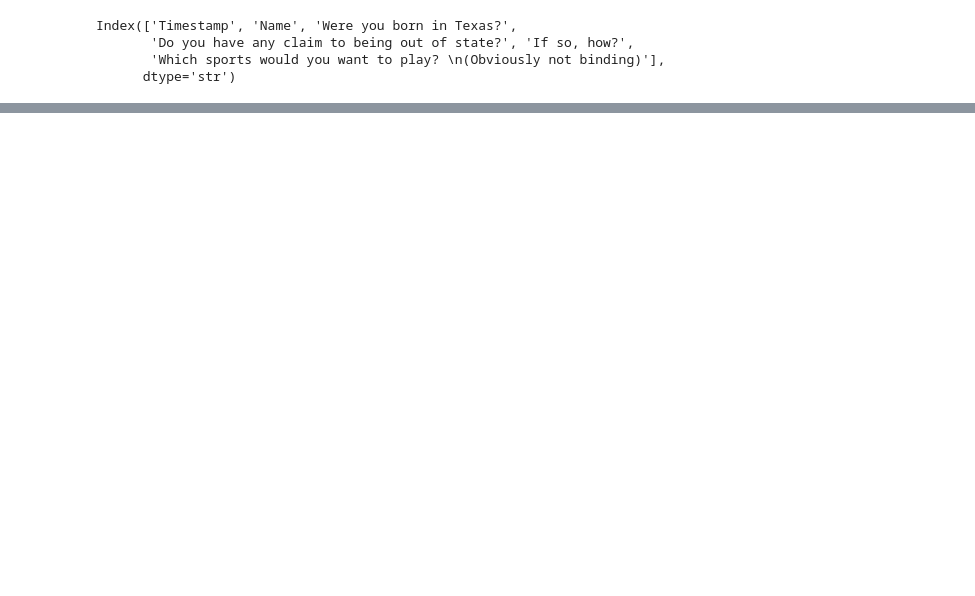
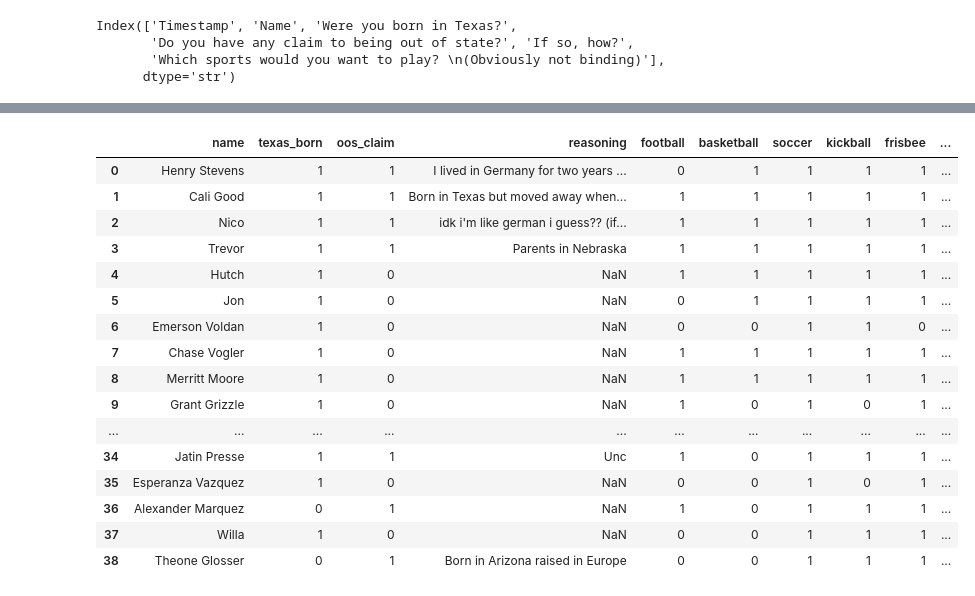
Before and after one commit to brycewi11iams/trinity_olympics, a Jupyter notebook: trinylmpics.ipynb, the cells around one changed output, grey strips where cells are left out. Cells and saved outputs as stored; diff of their text form; code cells hidden in the pictures; blank space fills up the shorter version.

```diff
--- a/trinylmpics.ipynb
+++ b/trinylmpics.ipynb
@@ -43,0 +83,20 @@ Index(['Timestamp', 'name', 'texas_born', 'claim', 'reasoning', 'sports'], dtype
+# %%
+df
+# %% [output]
+|  | name | texas_born | oos_claim | reasoning | football | basketball | soccer | kickball | frisbee | ... |
+| 0 | Henry Stevens | 1 | 1 | I lived in Germany for two years ... | 0 | 1 | 1 | 1 | 1 | ... |
+| 1 | Cali Good | 1 | 1 | Born in Texas but moved away when... | 1 | 1 | 1 | 1 | 1 | ... |
+| 2 | Nico | 1 | 1 | idk i'm like german i guess?? (if... | 1 | 1 | 1 | 1 | 1 | ... |
+| 3 | Trevor | 1 | 1 | Parents in Nebraska | 1 | 1 | 1 | 1 | 1 | ... |
+| 4 | Hutch | 1 | 0 | NaN | 1 | 1 | 1 | 1 | 1 | ... |
+| 5 | Jon | 1 | 0 | NaN | 0 | 1 | 1 | 1 | 1 | ... |
+| 6 | Emerson Voldan | 1 | 0 | NaN | 0 | 0 | 1 | 1 | 0 | ... |
+| 7 | Chase Vogler | 1 | 0 | NaN | 1 | 1 | 1 | 1 | 1 | ... |
+| 8 | Merritt Moore | 1 | 0 | NaN | 1 | 1 | 1 | 1 | 1 | ... |
+| 9 | Grant Grizzle | 1 | 0 | NaN | 1 | 0 | 1 | 0 | 1 | ... |
+| ... | ... | ... | ... | ... | ... | ... | ... | ... | ... | ... |
+| 34 | Jatin Presse | 1 | 1 | Unc | 1 | 0 | 1 | 1 | 1 | ... |
+| 35 | Esperanza Vazquez | 1 | 0 | NaN | 0 | 0 | 1 | 0 | 1 | ... |
+| 36 | Alexander Marquez | 0 | 1 | NaN | 1 | 0 | 1 | 1 | 1 | ... |
+| 37 | Willa | 1 | 0 | NaN | 0 | 0 | 1 | 1 | 1 | ... |
+| 38 | Theone Glosser | 0 | 1 | Born in Arizona raised in Europe | 0 | 0 | 1 | 1 | 1 | ... |
```
Also changed, not shown: parts of 5 cells of this notebook.
